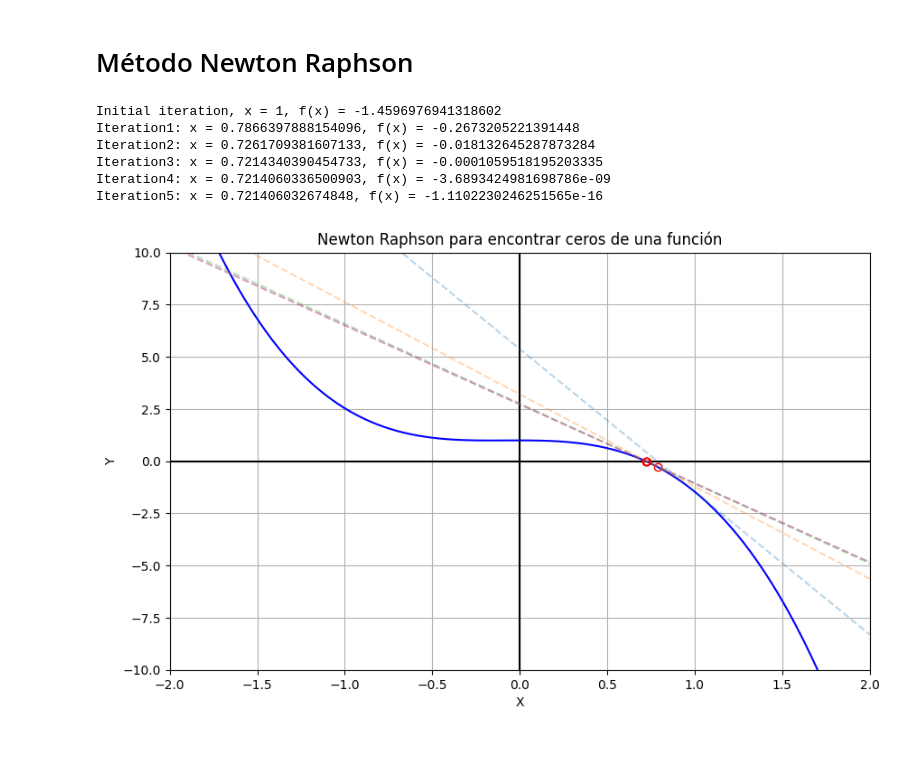
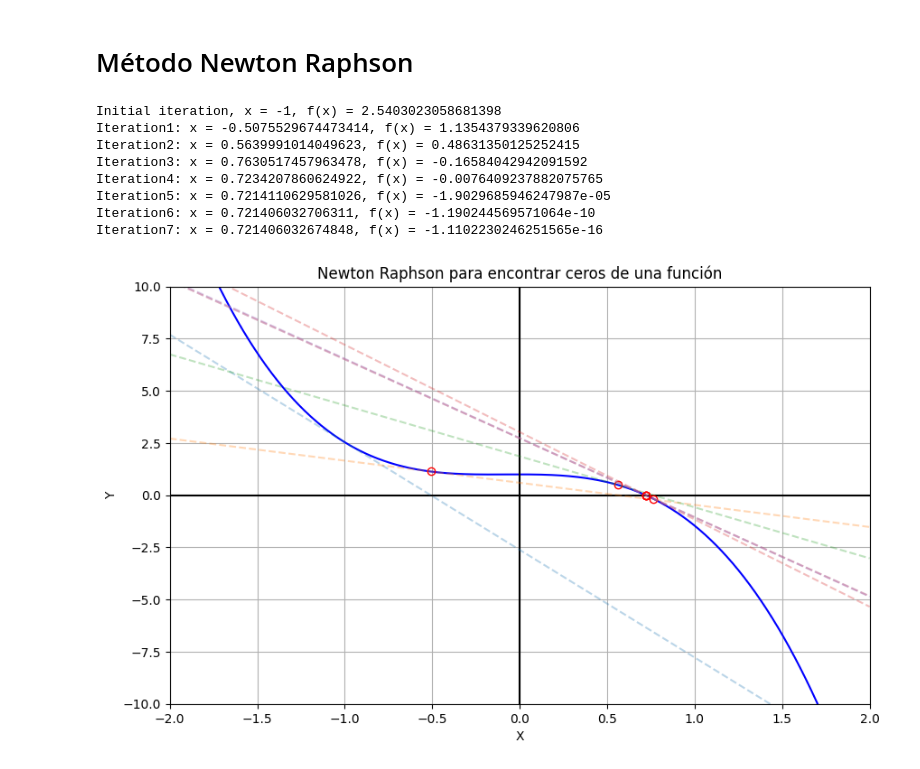
Before and after one commit to MAU143429/IA-Laboratorios, a Jupyter notebook: Investigación_IA.ipynb, the cells around one changed output. Cells and saved outputs as stored; diff of their text form; code cells hidden in the pictures.

```diff
--- a/Investigación_IA.ipynb
+++ b/Investigación_IA.ipynb
@@ -247,8 +247,9 @@ def dfdx(x):
 max_iter = 20  # Max iterations
 tol = 1E-15  # Tolerance
 i = 0  # Iteration counter
-x0 = 1  # Initial guess
+x0 = -1  # Initial guess
 xi_1 = x0
+
 print('Initial iteration, x = ' + str(x0) + ', f(x) = ' + str(f(x0)))
 
 # Defining x and y for plotting
@@ -259,40 +260,42 @@ y_plot = f(x_plot)
 fig = plt.figure(figsize=(10, 6))
 ax = fig.add_subplot(1, 1, 1)
 ax.plot(x_plot, y_plot, c='blue')
 plt.xlim([-2, 2])
 plt.ylim([-10, 10])
 plt.xlabel('X')
 plt.ylabel('Y')
 plt.grid()
 
 # Draw x and y axis
 ax.axhline(y=0, color='black')
 ax.axvline(x=0, color='black')
 
 # Newton-Raphson Algorithm until tolerance is satisfied or max iterations are reached
 while abs(f(xi_1)) > tol and i < max_iter:
     i = i + 1
     xi = xi_1 - f(xi_1) / dfdx(xi_1)  # Newton-Raphson equation
     print('Iteration' + str(i) + ': x = ' + str(xi) + ', f(x) = ' + str(f(xi)))
 
     # Plot Tangent Line
-    slope = dfdx(xi_1)
-    intercept = f(xi_1) - slope * xi_1
-    y_tangent = slope * x_plot + intercept
+    slope = dfdx(xi_1) # slope of the tangent line (m)
+    intercept = f(xi_1) - slope * xi_1 # intercept of the tangent line (b)
+    y_tangent = slope * x_plot + intercept # line equation y = mx + b
     ax.plot(x_plot, y_tangent, linestyle='--', alpha=0.3)
 
     # Plot zero
     ax.plot(xi, f(xi), c='red', marker='o', fillstyle='none')
 
     xi_1 = xi
 
 plt.title('Newton Raphson para encontrar ceros de una función')
 plt.show()
 # %% [output]
-Initial iteration, x = 1, f(x) = -1.4596976941318602
-Iteration1: x = 0.7866397888154096, f(x) = -0.2673205221391448
-Iteration2: x = 0.7261709381607133, f(x) = -0.018132645287873284
-Iteration3: x = 0.7214340390454733, f(x) = -0.0001059518195203335
-Iteration4: x = 0.7214060336500903, f(x) = -3.6893424981698786e-09
-Iteration5: x = 0.721406032674848, f(x) = -1.1102230246251565e-16
+Initial iteration, x = -1, f(x) = 2.5403023058681398
+Iteration1: x = -0.5075529674473414, f(x) = 1.1354379339620806
+Iteration2: x = 0.5639991014049623, f(x) = 0.48631350125252415
+Iteration3: x = 0.7630517457963478, f(x) = -0.16584042942091592
+Iteration4: x = 0.7234207860624922, f(x) = -0.0076409237882075765
+Iteration5: x = 0.7214110629581026, f(x) = -1.9029685946247987e-05
+Iteration6: x = 0.721406032706311, f(x) = -1.190244569571064e-10
+Iteration7: x = 0.721406032674848, f(x) = -1.1102230246251565e-16
-[figure, old version]
+[figure, new version]
```
